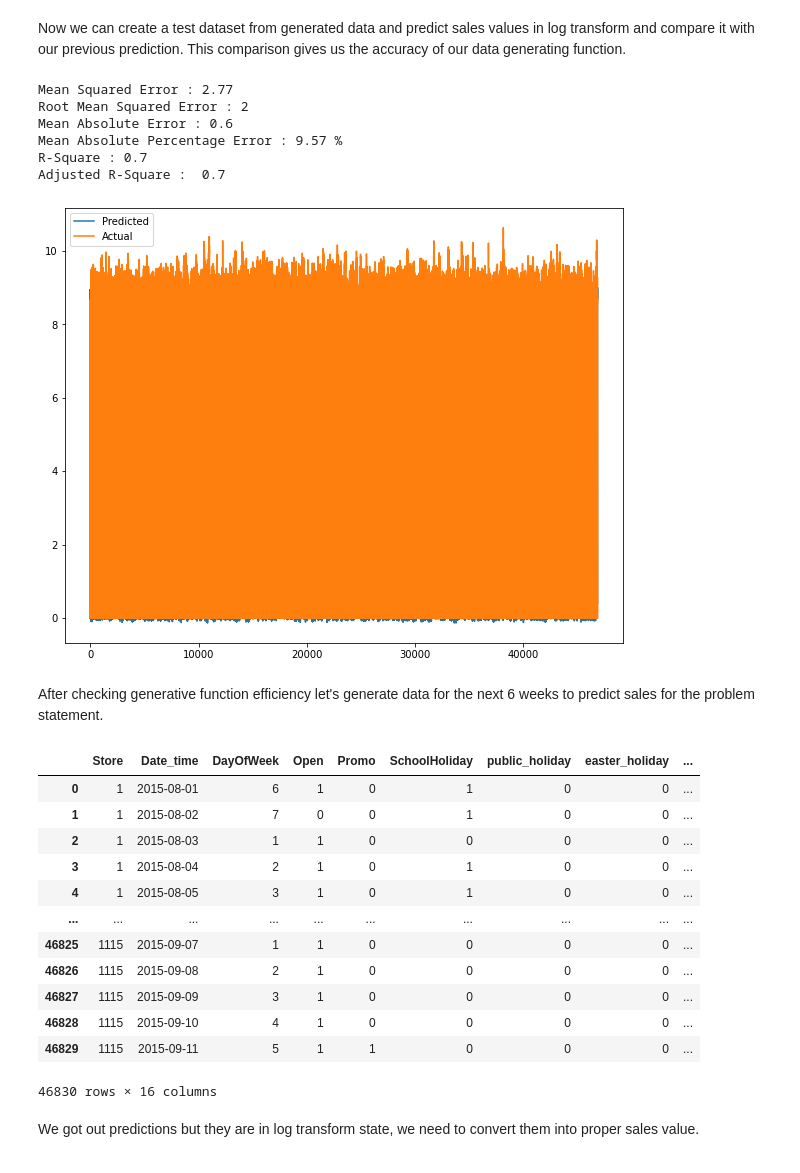
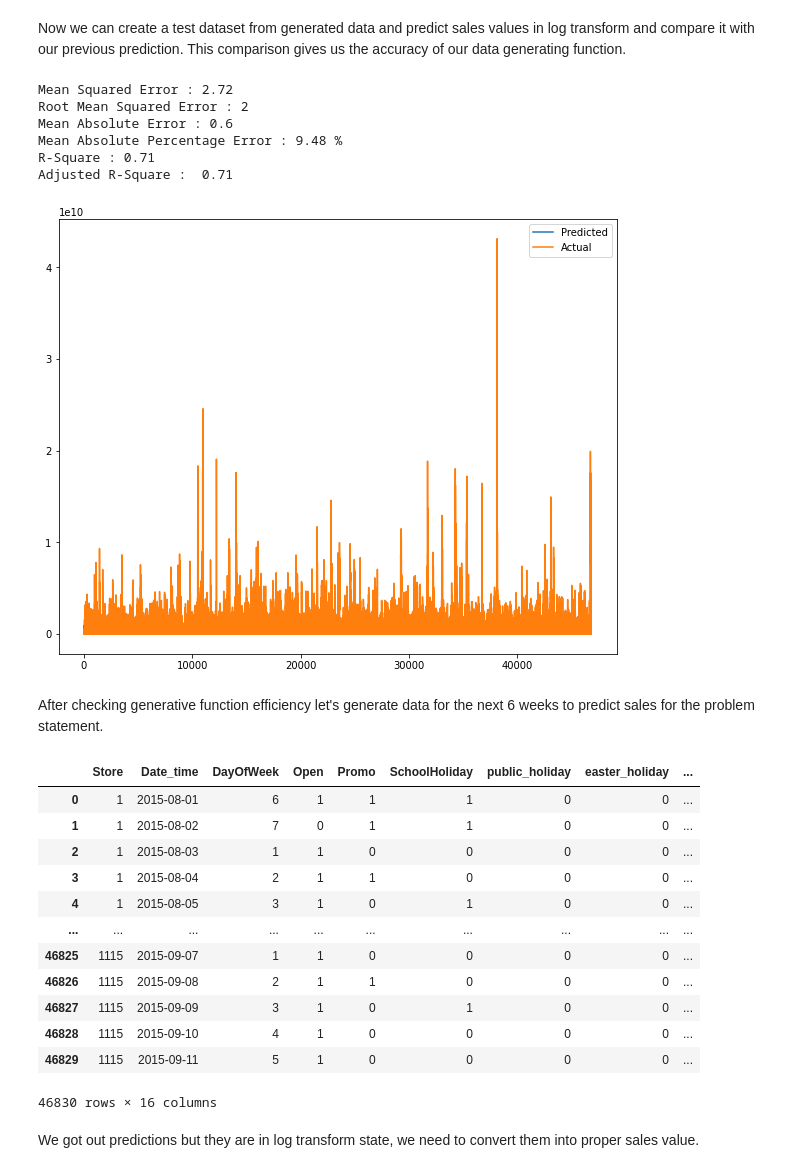
Before and after one commit to hrithikwel8/Rossmann_Sales_Prediction, a Jupyter notebook: Rossmann_Sales_Prediction_Capstone_Project.ipynb, the cells around one changed output. Cells and saved outputs as stored; diff of their text form; code cells hidden in the pictures.

```diff
--- a/Rossmann_Sales_Prediction_Capstone_Project.ipynb
+++ b/Rossmann_Sales_Prediction_Capstone_Project.ipynb
@@ -64,7 +64,6 @@ Mounted at /content/drive
 # %%
-path = '/content/drive/MyDrive/Capstone Project/Retail Sales Prediction/data/'
-store_data_df = pd.read_csv(path + 'Rossmann Stores Data.csv')
-store_df = pd.read_csv(path + 'store.csv')
+store_data_df = pd.read_csv('/content/drive/MyDrive/AlmaBetter Data Science/CAPSTONE PROJECT-2/Retail Sales Prediction/Data & Resources/Rossmann Stores Data.csv')
+store_df = pd.read_csv('/content/drive/MyDrive/AlmaBetter Data Science/CAPSTONE PROJECT-2/Retail Sales Prediction/Data & Resources/store.csv')
 # %% [markdown]
 #1. EDA
 # %% [markdown]
@@ -1550,20 +1549,20 @@ y_pred_gen = stack_predict(X_test_gen)
 # Evaluation metrics for Stack model
 evaluation_metrics(y_test_gen , y_pred_gen, len(independent_variables))
 # %% [output]
-Mean Squared Error : 2.77
+Mean Squared Error : 2.72
 Root Mean Squared Error : 2
 Mean Absolute Error : 0.6
-Mean Absolute Percentage Error : 9.57 %
-R-Square : 0.7
-Adjusted R-Square :  0.7
+Mean Absolute Percentage Error : 9.48 %
+R-Square : 0.71
+Adjusted R-Square :  0.71
 # %%
 plt.figure(figsize=(10,8))
-plt.plot(y_pred_gen)
-plt.plot(np.array(y_test_gen))
+plt.plot(10**(y_pred_gen))
+plt.plot(np.array(10**(y_test_gen)))
 plt.legend(["Predicted","Actual"])
 plt.show()
 # %% [output]
-[figure, old version]
+[figure, new version]
 # %% [markdown]
 After checking generative function efficiency let's generate data for the next 6 weeks to predict sales for the problem statement.
 # %%
@@ -1571,17 +1570,17 @@ data_advance = generate_date_for_six_week(last_date + timedelta(1))
 data_advance
 # %% [output]
 |  | Store | Date_time | DayOfWeek | Open | Promo | SchoolHoliday | public_holiday | easter_holiday | ... |
-| 0 | 1 | 2015-08-01 | 6 | 1 | 0 | 1 | 0 | 0 | ... |
-| 1 | 1 | 2015-08-02 | 7 | 0 | 0 | 1 | 0 | 0 | ... |
+| 0 | 1 | 2015-08-01 | 6 | 1 | 1 | 1 | 0 | 0 | ... |
+| 1 | 1 | 2015-08-02 | 7 | 0 | 1 | 1 | 0 | 0 | ... |
 | 2 | 1 | 2015-08-03 | 1 | 1 | 0 | 0 | 0 | 0 | ... |
-| 3 | 1 | 2015-08-04 | 2 | 1 | 0 | 1 | 0 | 0 | ... |
+| 3 | 1 | 2015-08-04 | 2 | 1 | 1 | 0 | 0 | 0 | ... |
 | 4 | 1 | 2015-08-05 | 3 | 1 | 0 | 1 | 0 | 0 | ... |
 | ... | ... | ... | ... | ... | ... | ... | ... | ... | ... |
 | 46825 | 1115 | 2015-09-07 | 1 | 1 | 0 | 0 | 0 | 0 | ... |
-| 46826 | 1115 | 2015-09-08 | 2 | 1 | 0 | 0 | 0 | 0 | ... |
-| 46827 | 1115 | 2015-09-09 | 3 | 1 | 0 | 0 | 0 | 0 | ... |
+| 46826 | 1115 | 2015-09-08 | 2 | 1 | 1 | 0 | 0 | 0 | ... |
+| 46827 | 1115 | 2015-09-09 | 3 | 1 | 0 | 1 | 0 | 0 | ... |
 | 46828 | 1115 | 2015-09-10 | 4 | 1 | 0 | 0 | 0 | 0 | ... |
-| 46829 | 1115 | 2015-09-11 | 5 | 1 | 1 | 0 | 0 | 0 | ... |
+| 46829 | 1115 | 2015-09-11 | 5 | 1 | 0 | 0 | 0 | 0 | ... |
 46830 rows × 16 columns
 # %%
 # get test dataset for generated data
```
Also changed, not shown: parts of 18 cells of this notebook.
